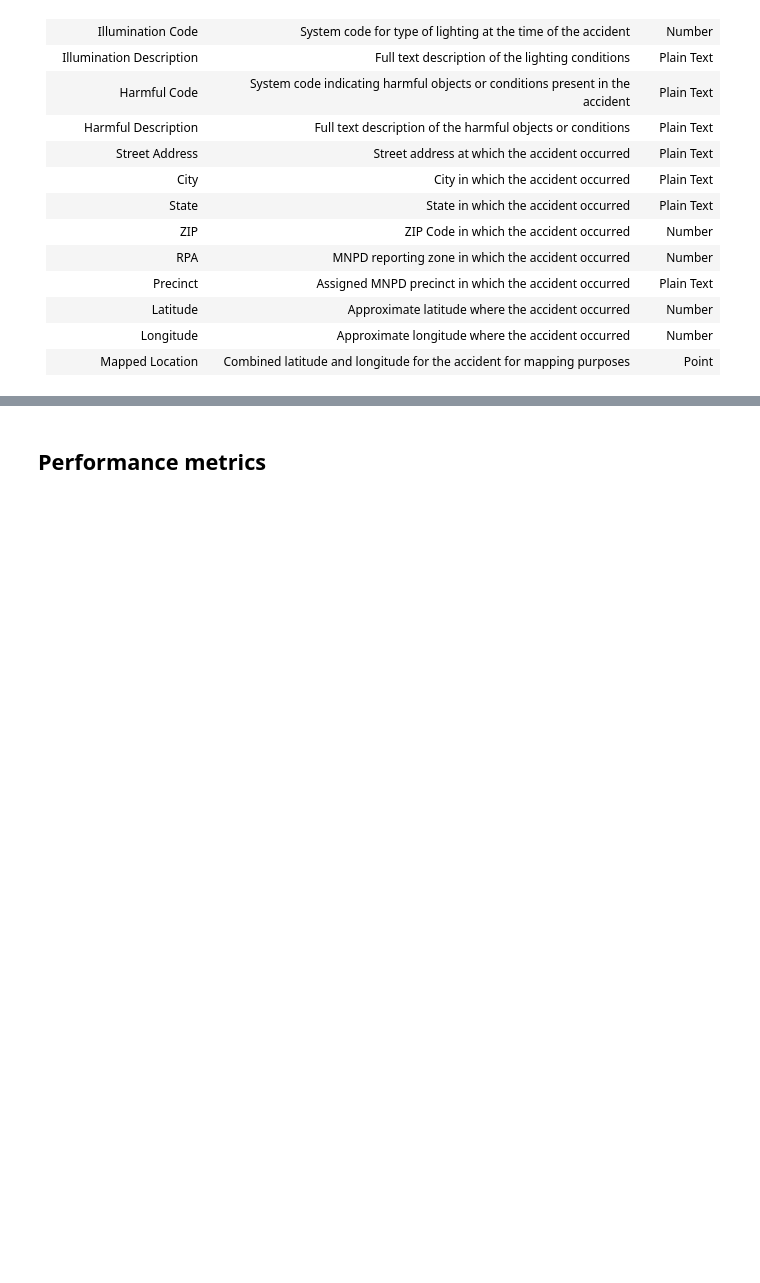
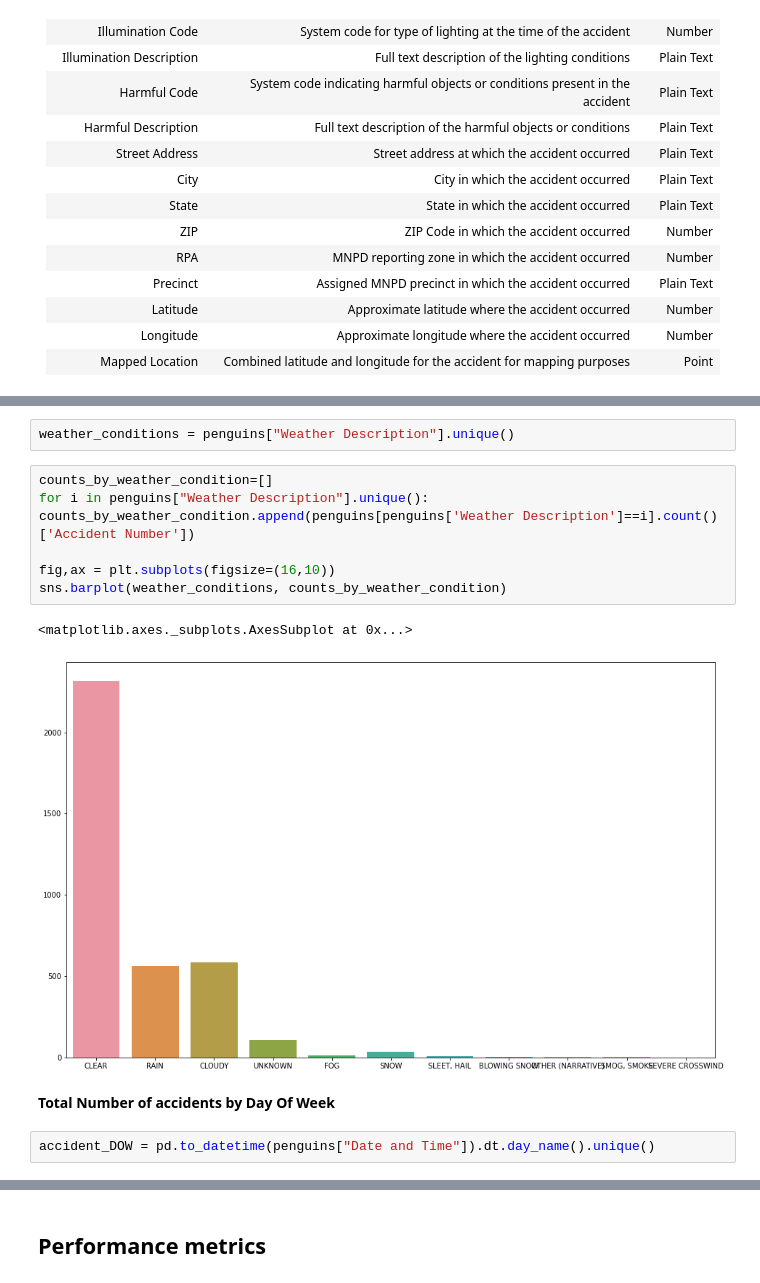
Before and after one commit to vanderbilt-ml/50-shah-mlproj-traffic-accidents, a Jupyter notebook: TrafficAccidents.ipynb, the cells around one changed output, grey strips where cells are left out. Cells and saved outputs as stored; diff of their text form; blank space fills up the shorter version.

```diff
--- a/TrafficAccidents.ipynb
+++ b/TrafficAccidents.ipynb
@@ -48,0 +204,15 @@ Mapped Location	|	Combined latitude and longitude for the accident for mapping p
+# %%
+weather_conditions = penguins["Weather Description"].unique()
+# %%
+counts_by_weather_condition=[]
+for i in penguins["Weather Description"].unique(): counts_by_weather_condition.append(penguins[penguins['Weather Description']==i].count()['Accident Number'])
+
+fig,ax = plt.subplots(figsize=(16,10))
+sns.barplot(weather_conditions, counts_by_weather_condition)
+# %% [output]
+<matplotlib.axes._subplots.AxesSubplot at 0x...>
+[figure, added]
+# %% [markdown]
+**Total Number of accidents by Day Of Week**
+# %%
+accident_DOW = pd.to_datetime(penguins["Date and Time"]).dt.day_name().unique()
```
Also changed, not shown: parts of 34 cells of this notebook.
